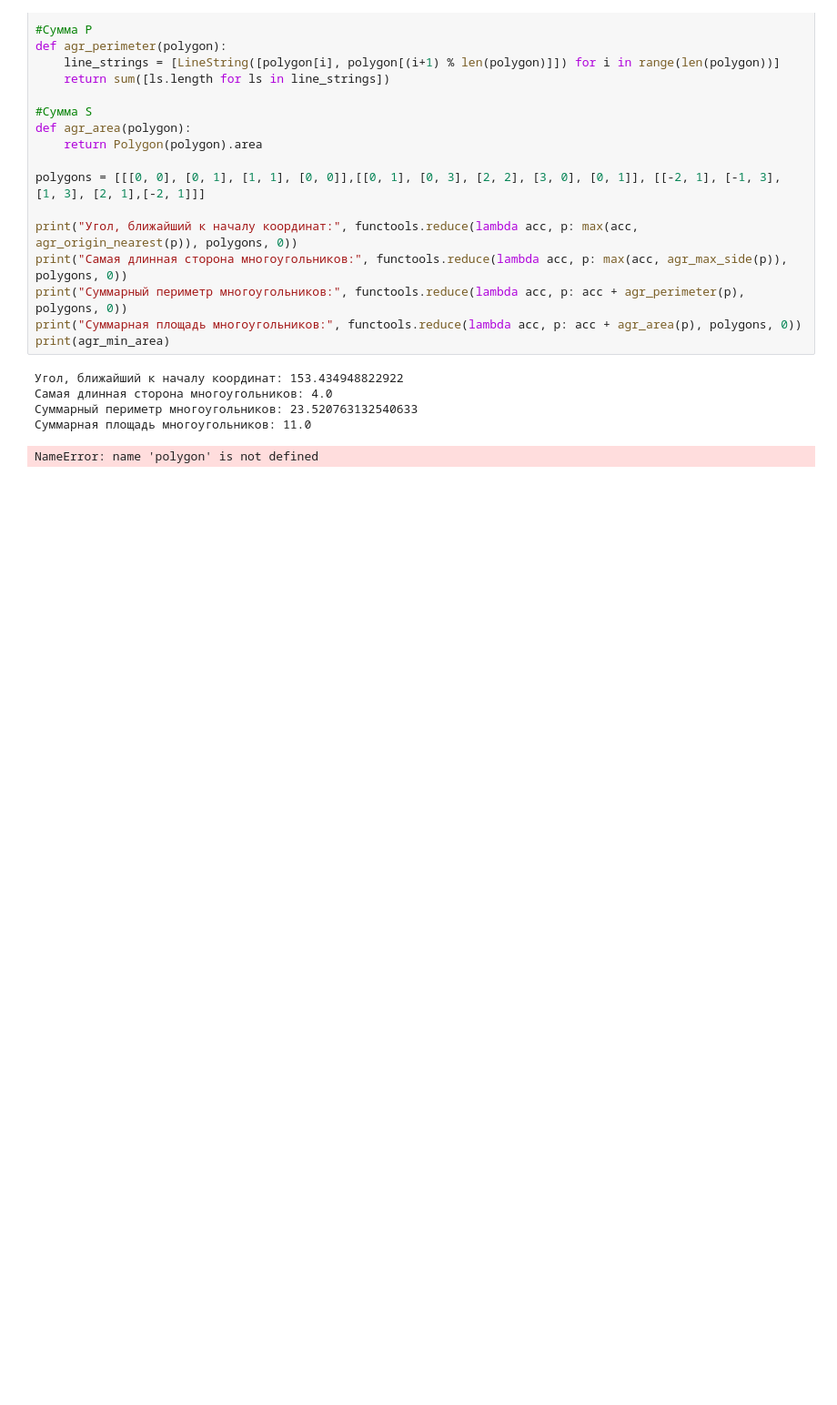
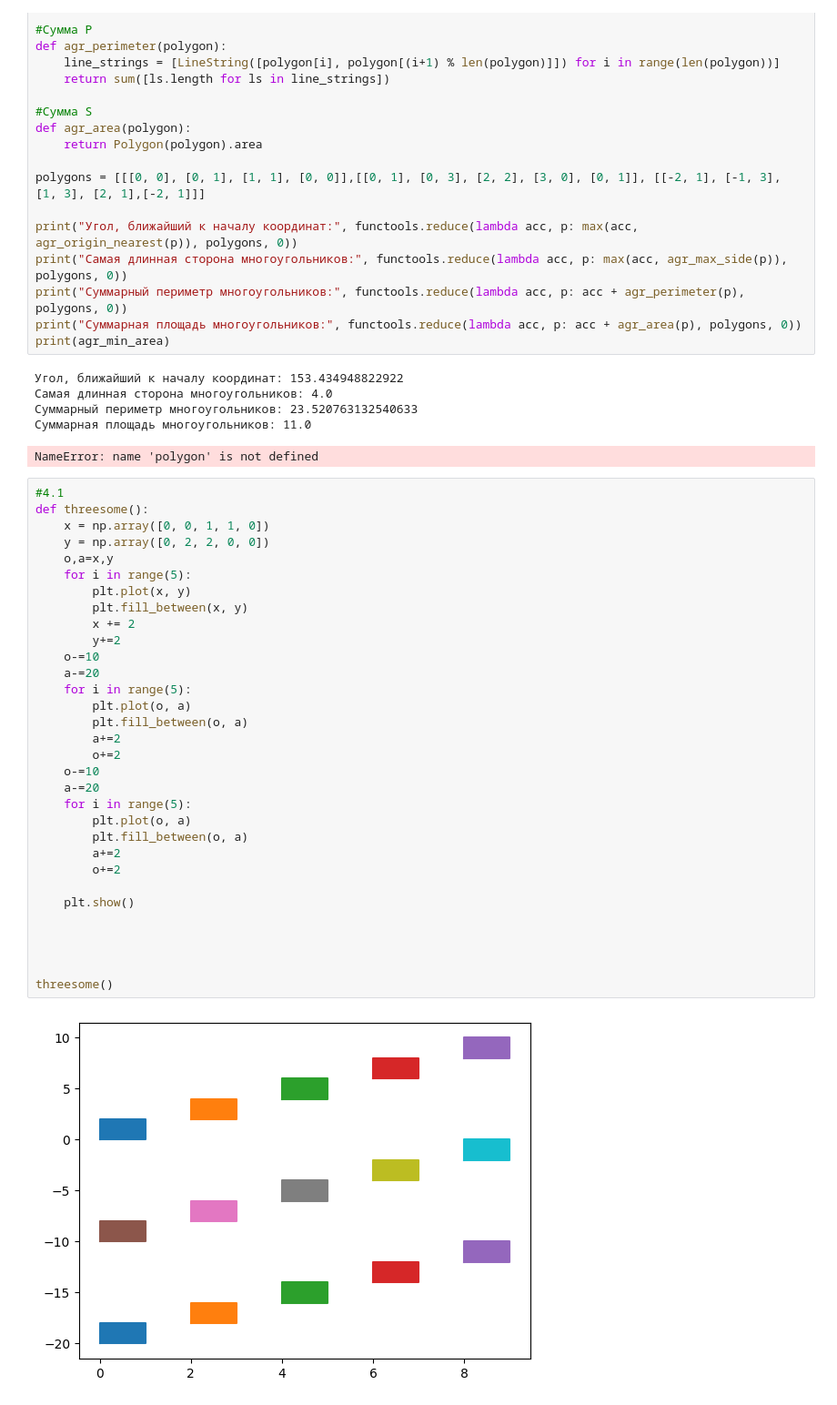
Before and after one commit to MirQsan/DZ, a Jupyter notebook: Практикум по проге/Фигуры.ipynb, the cells around one changed output. Shown: that part at 91% size. Cells and saved outputs as stored; diff of their text form; blank space fills up the shorter version.

```diff
--- a/Практикум по проге/Фигуры.ipynb
+++ b/Практикум по проге/Фигуры.ipynb
@@ -214,3 +211,37 @@ print(agr_min_area)
 Суммарный периметр многоугольников: 23.520763132540633
 Суммарная площадь многоугольников: 11.0
 NameError: name 'polygon' is not defined
+# %%
+#4.1
+def threesome():
+    x = np.array([0, 0, 1, 1, 0])
+    y = np.array([0, 2, 2, 0, 0])
+    o,a=x,y
+    for i in range(5):
+        plt.plot(x, y)
+        plt.fill_between(x, y)
+        x += 2
+        y+=2
+    o-=10
+    a-=20
+    for i in range(5):
+        plt.plot(o, a)
+        plt.fill_between(o, a)
+        a+=2
+        o+=2
+    o-=10
+    a-=20
+    for i in range(5):
+        plt.plot(o, a)
+        plt.fill_between(o, a)
+        a+=2
+        o+=2
+
+    plt.show()
+
+
+
+
+threesome()
+# %% [output]
+[figure, added]
```
Also changed, not shown: parts of 3 cells of this notebook.
